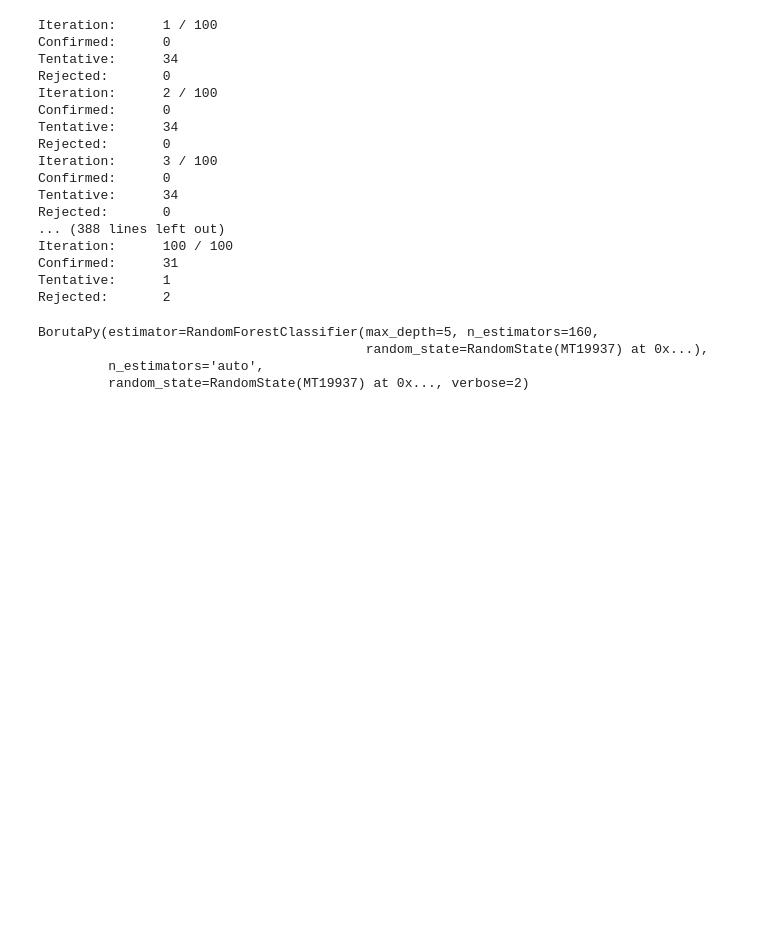
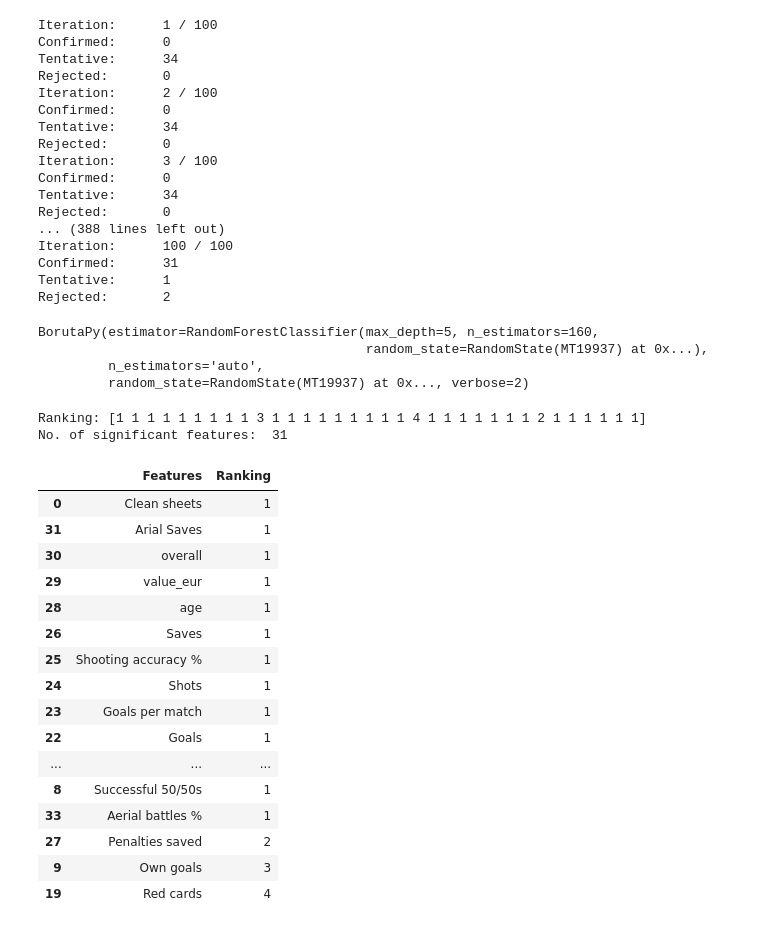
Before and after one commit to Tolegithub7/ml_labs, a Jupyter notebook: Feature_Selection_with_Boruta.ipynb, the cells around one changed output. Cells and saved outputs as stored; diff of their text form; code cells hidden in the pictures; blank space fills up the shorter version.

Commit message:
Ranking

```diff
--- a/Feature_Selection_with_Boruta.ipynb
+++ b/Feature_Selection_with_Boruta.ipynb
@@ -89,3 +89,34 @@ BorutaPy(estimator=RandomForestClassifier(max_depth=5, n_estimators=160,
                                           random_state=RandomState(MT19937) at 0x...),
          n_estimators='auto',
          random_state=RandomState(MT19937) at 0x..., verbose=2)
+# %%
+print("Ranking:", boruta_selector.ranking_)
+print("No. of significant features: ", boruta_selector.n_features_)
+# %% [output]
+Ranking: [1 1 1 1 1 1 1 1 1 3 1 1 1 1 1 1 1 1 1 4 1 1 1 1 1 1 1 2 1 1 1 1 1 1]
+No. of significant features:  31
+# %%
+selected_rf_features = pd.DataFrame({
+    'Features': list(X_train.columns),
+    'Ranking': boruta_selector.ranking_
+})
+
+selected_rf_features.sort_values(by='Ranking')
+# %% [output]
+|  | Features | Ranking |
+| 0 | Clean sheets | 1 |
+| 31 | Arial Saves | 1 |
+| 30 | overall | 1 |
+| 29 | value_eur | 1 |
+| 28 | age | 1 |
+| 26 | Saves | 1 |
+| 25 | Shooting accuracy % | 1 |
+| 24 | Shots | 1 |
+| 23 | Goals per match | 1 |
+| 22 | Goals | 1 |
+| ... | ... | ... |
+| 8 | Successful 50/50s | 1 |
+| 33 | Aerial battles % | 1 |
+| 27 | Penalties saved | 2 |
+| 9 | Own goals | 3 |
+| 19 | Red cards | 4 |
```
